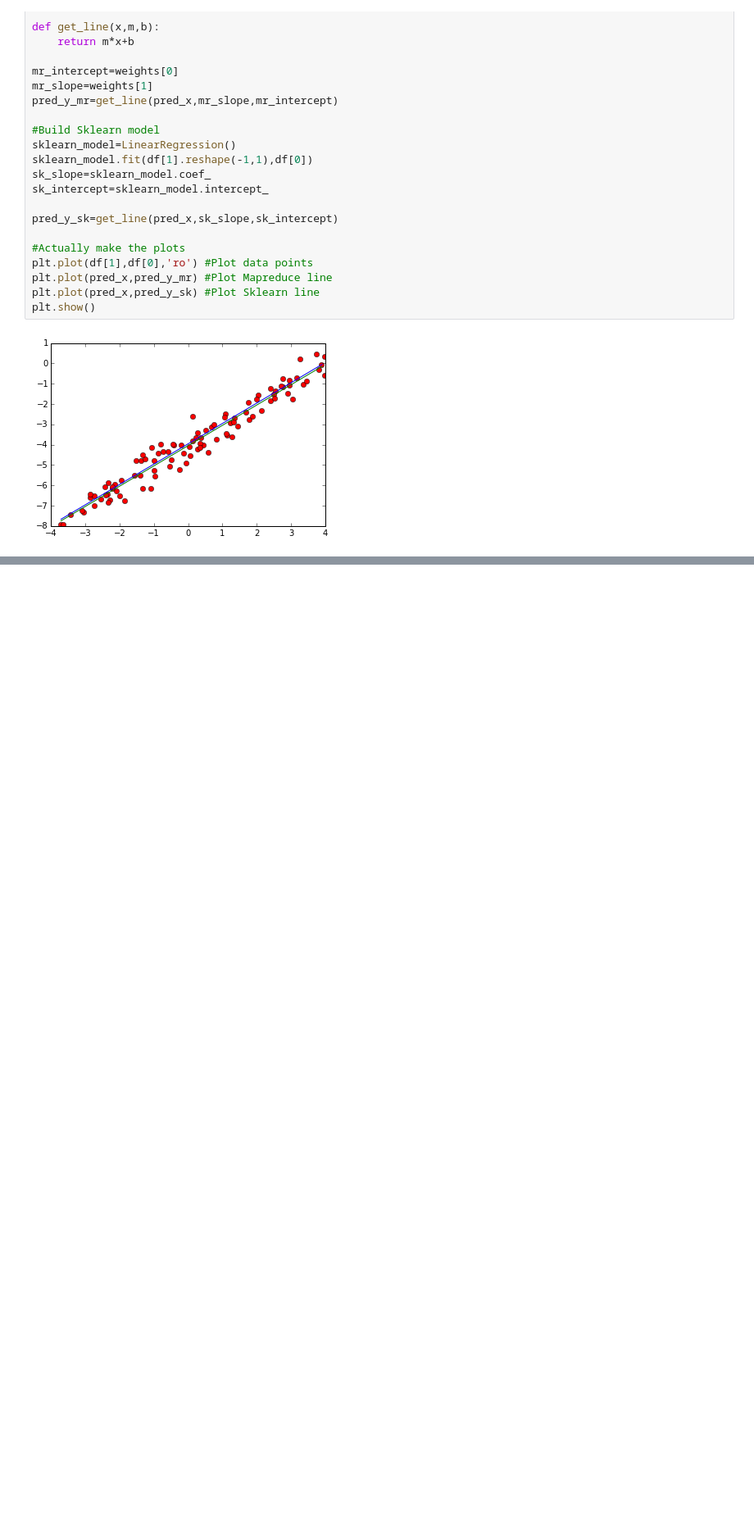
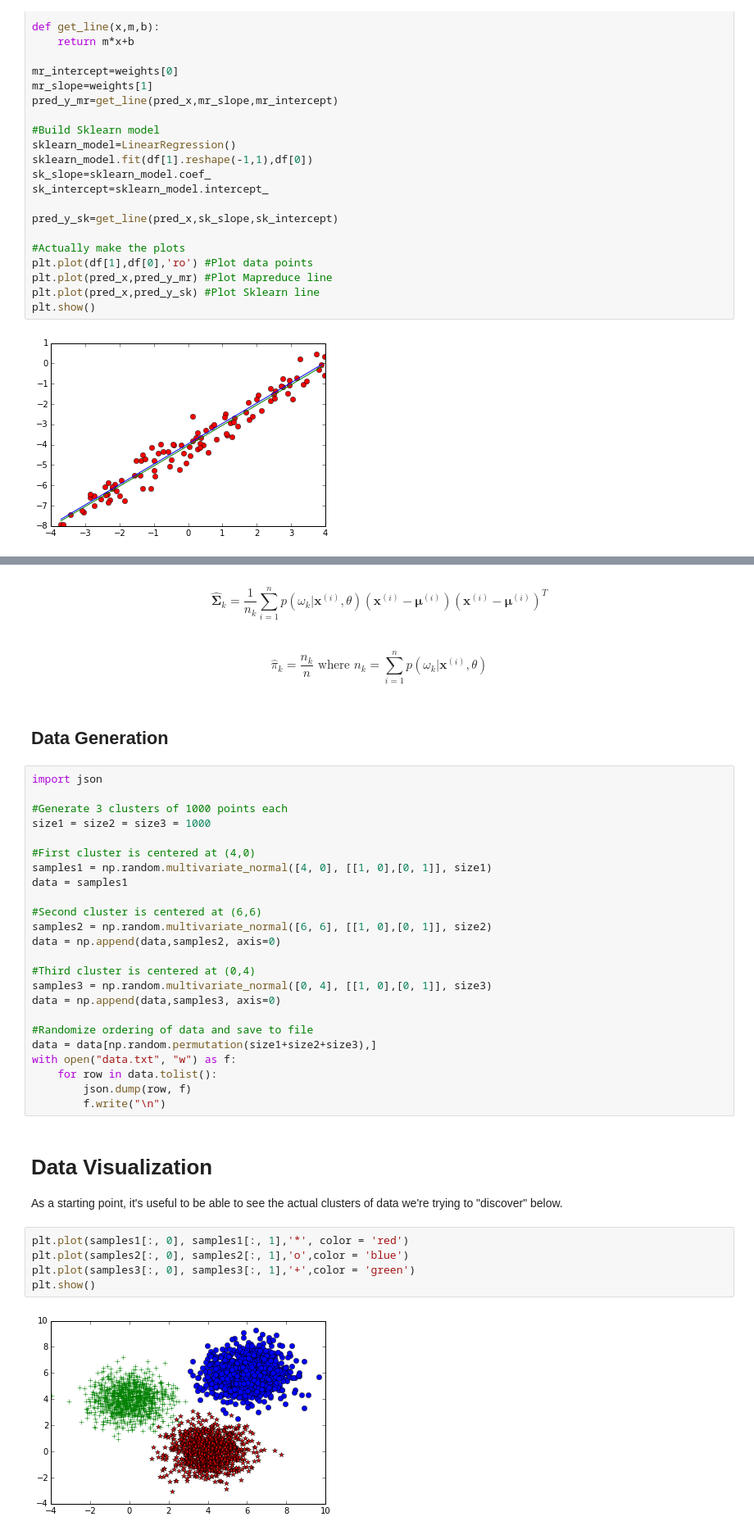
Before and after one commit to nickhamlin/mids_261_homework, a Jupyter notebook: HW6/MIDS-W261-2015-HWK-Week06-Hamlin-Thomas-Baek-Danish.ipynb, the cells around one changed output, grey strips where cells are left out. Shown at 82% size. Saved outputs shown, nothing was run; the diff lists cells and outputs as text; blank space fills up the shorter version.

```diff
--- a/HW6/MIDS-W261-2015-HWK-Week06-Hamlin-Thomas-Baek-Danish.ipynb
+++ b/HW6/MIDS-W261-2015-HWK-Week06-Hamlin-Thomas-Baek-Danish.ipynb
@@ -308,0 +323,53 @@ Improve this notebook as follows:
+# %% [markdown]
+$$
+\boldsymbol{\hat{\Sigma}}_k=\frac{1}{n_k}
+\sum_{i=1}^{n}
+p(\omega_k|\boldsymbol{x}^{(i)},\theta)
+(\boldsymbol{x}^{(i)}-\boldsymbol{\mu}^{(i)})
+(\boldsymbol{x}^{(i)}-\boldsymbol{\mu}^{(i)})^T
+\tag{3}
+$$
+# %% [markdown]
+
+$$
+\hat{\pi}_k=\frac{n_k}{n}
+\mbox{  where  } n_k= \sum_{i=1}^{n}
+p(\omega_k|\boldsymbol{x}^{(i)},\theta)
+\tag{4}
+$$
+# %% [markdown]
+## Data Generation
+# %%
+import json
+
+#Generate 3 clusters of 1000 points each
+size1 = size2 = size3 = 1000
+
+#First cluster is centered at (4,0)
+samples1 = np.random.multivariate_normal([4, 0], [[1, 0],[0, 1]], size1)
+data = samples1
+
+#Second cluster is centered at (6,6)
+samples2 = np.random.multivariate_normal([6, 6], [[1, 0],[0, 1]], size2)
+data = np.append(data,samples2, axis=0)
+
+#Third cluster is centered at (0,4)
+samples3 = np.random.multivariate_normal([0, 4], [[1, 0],[0, 1]], size3)
+data = np.append(data,samples3, axis=0)
+
+#Randomize ordering of data and save to file
+data = data[np.random.permutation(size1+size2+size3),]
+with open("data.txt", "w") as f:
+    for row in data.tolist():
+        json.dump(row, f)
+        f.write("\n")
+# %% [markdown]
+# Data Visualization
+As a starting point, it's useful to be able to see the actual clusters of data we're trying to "discover" below.
+# %%
+plt.plot(samples1[:, 0], samples1[:, 1],'*', color = 'red')
+plt.plot(samples2[:, 0], samples2[:, 1],'o',color = 'blue')
+plt.plot(samples3[:, 0], samples3[:, 1],'+',color = 'green')
+plt.show()
+# %% [output]
+[figure, added]
```
Also changed, not shown: parts of 13 cells of this notebook, 1 other file.
